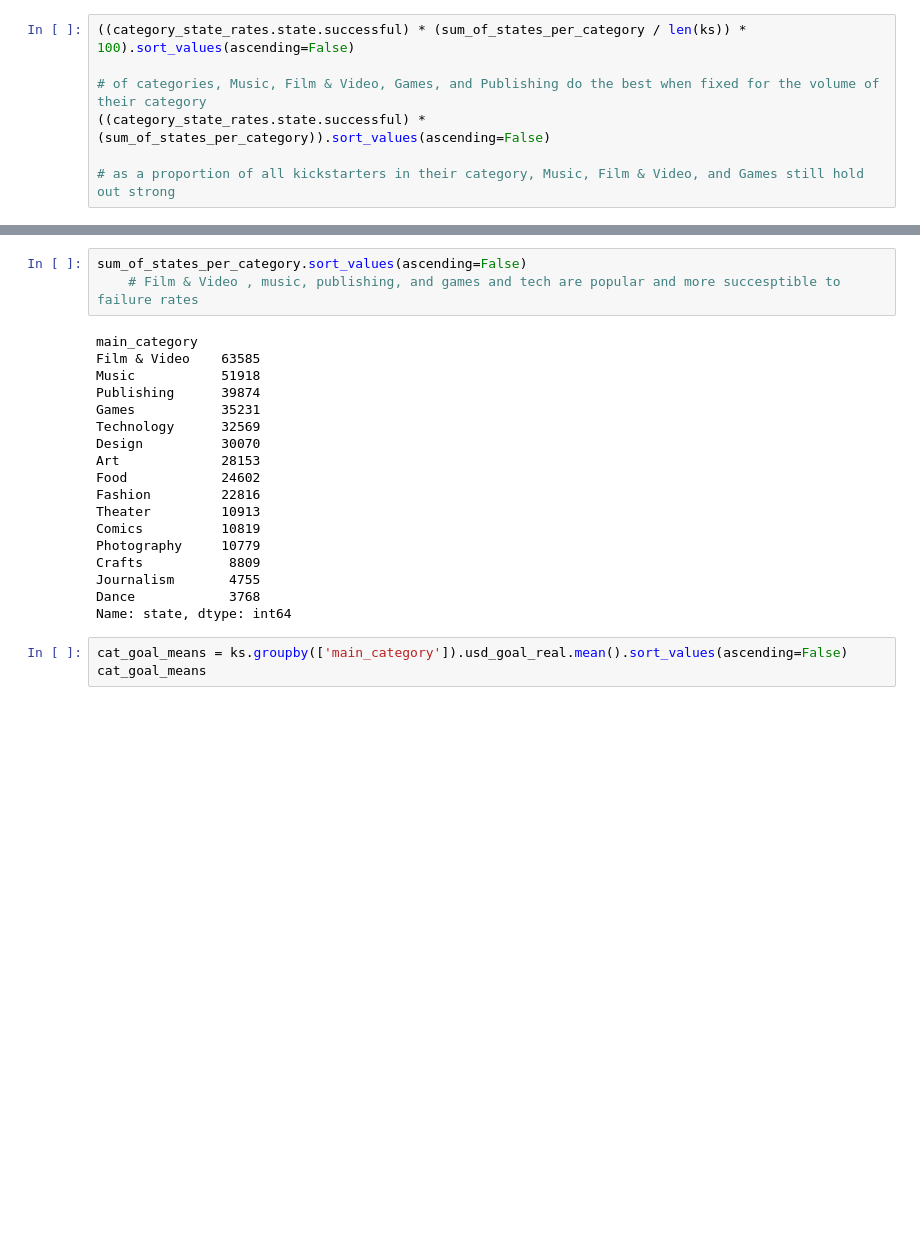
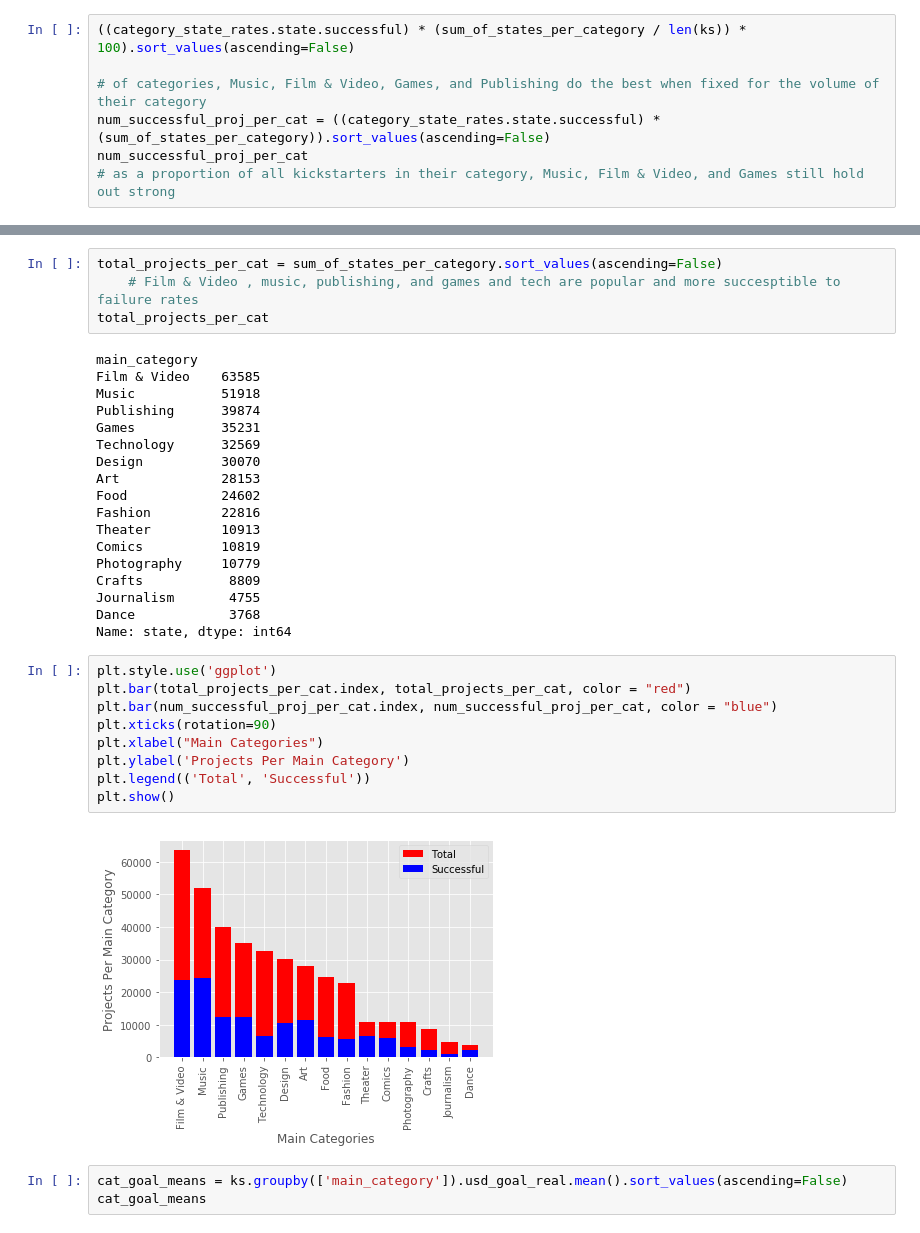
Before and after one commit to hannah-ross/dataforgood, a Jupyter notebook: Final Project 131 James.ipynb, the cells around one changed output, grey strips where cells are left out. Drawn from its saved outputs; the diff is of its cells as text; blank space fills up the shorter version.

```diff
--- a/Final Project 131 James.ipynb
+++ b/Final Project 131 James.ipynb
@@ -331,8 +324,8 @@ Name: successful, dtype: float64
 ((category_state_rates.state.successful) * (sum_of_states_per_category / len(ks)) * 100).sort_values(ascending=False)
 
 # of categories, Music, Film & Video, Games, and Publishing do the best when fixed for the volume of their category
-((category_state_rates.state.successful) * (sum_of_states_per_category)).sort_values(ascending=False)
-
+num_successful_proj_per_cat = ((category_state_rates.state.successful) * (sum_of_states_per_category)).sort_values(ascending=False)
+num_successful_proj_per_cat
 # as a proportion of all kickstarters in their category, Music, Film & Video, and Games still hold out strong
 # %% [output]
 main_category
@@ -374,8 +367,9 @@ Theater         0.339778
 Dance           0.327760
 Name: failed, dtype: float64
 # %%
-sum_of_states_per_category.sort_values(ascending=False)
+total_projects_per_cat = sum_of_states_per_category.sort_values(ascending=False)
     # Film & Video , music, publishing, and games and tech are popular and more succesptible to failure rates
+total_projects_per_cat
 # %% [output]
 main_category
 Film & Video    63585
@@ -394,6 +388,17 @@ Crafts           8809
 Journalism       4755
 Dance            3768
 Name: state, dtype: int64
+# %%
+plt.style.use('ggplot')
+plt.bar(total_projects_per_cat.index, total_projects_per_cat, color = "red")
+plt.bar(num_successful_proj_per_cat.index, num_successful_proj_per_cat, color = "blue")
+plt.xticks(rotation=90)
+plt.xlabel("Main Categories")
+plt.ylabel('Projects Per Main Category')
+plt.legend(('Total', 'Successful'))
+plt.show()
+# %% [output]
+[figure, added]
 # %%
 cat_goal_means = ks.groupby(['main_category']).usd_goal_real.mean().sort_values(ascending=False)
 cat_goal_means
```
Also changed, not shown: parts of 10 cells of this notebook.
